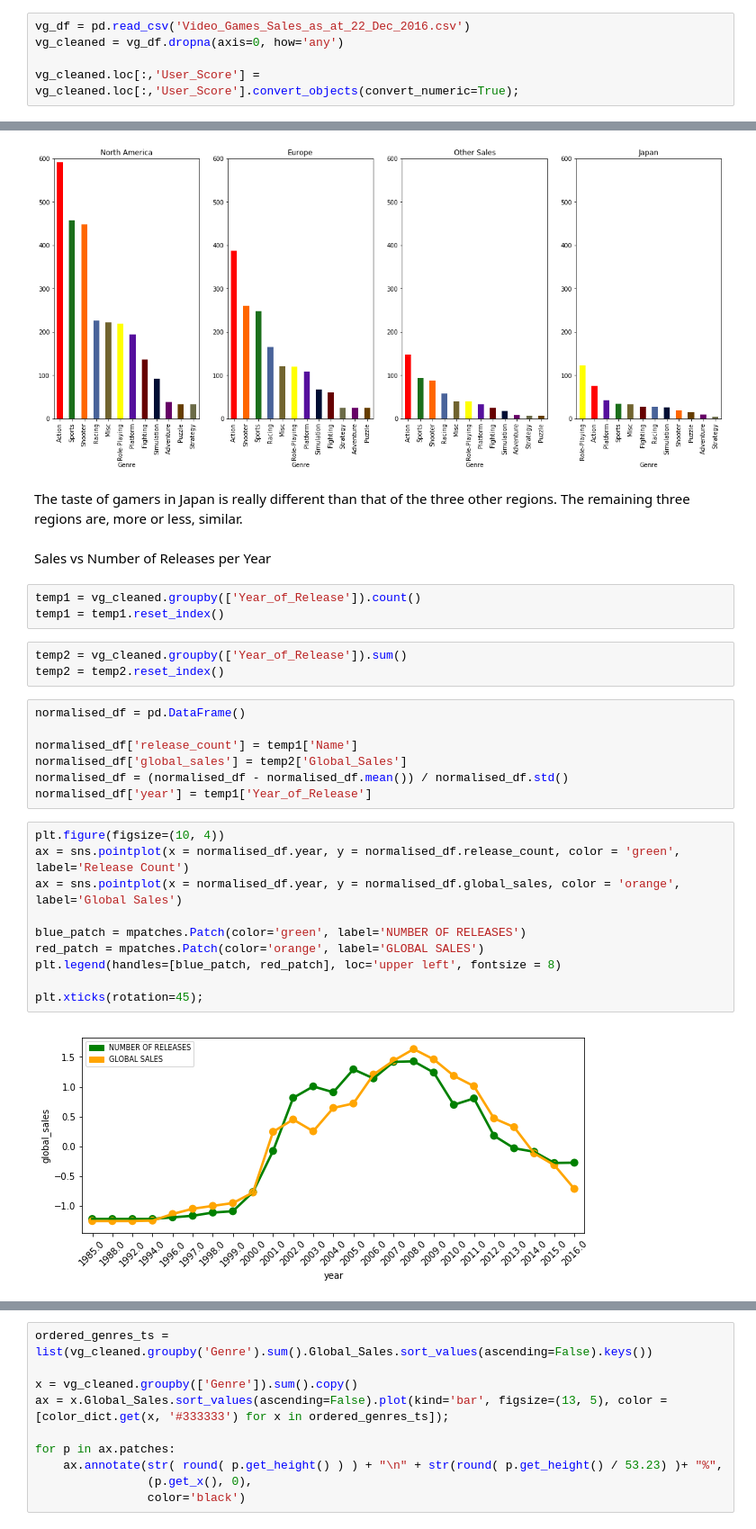
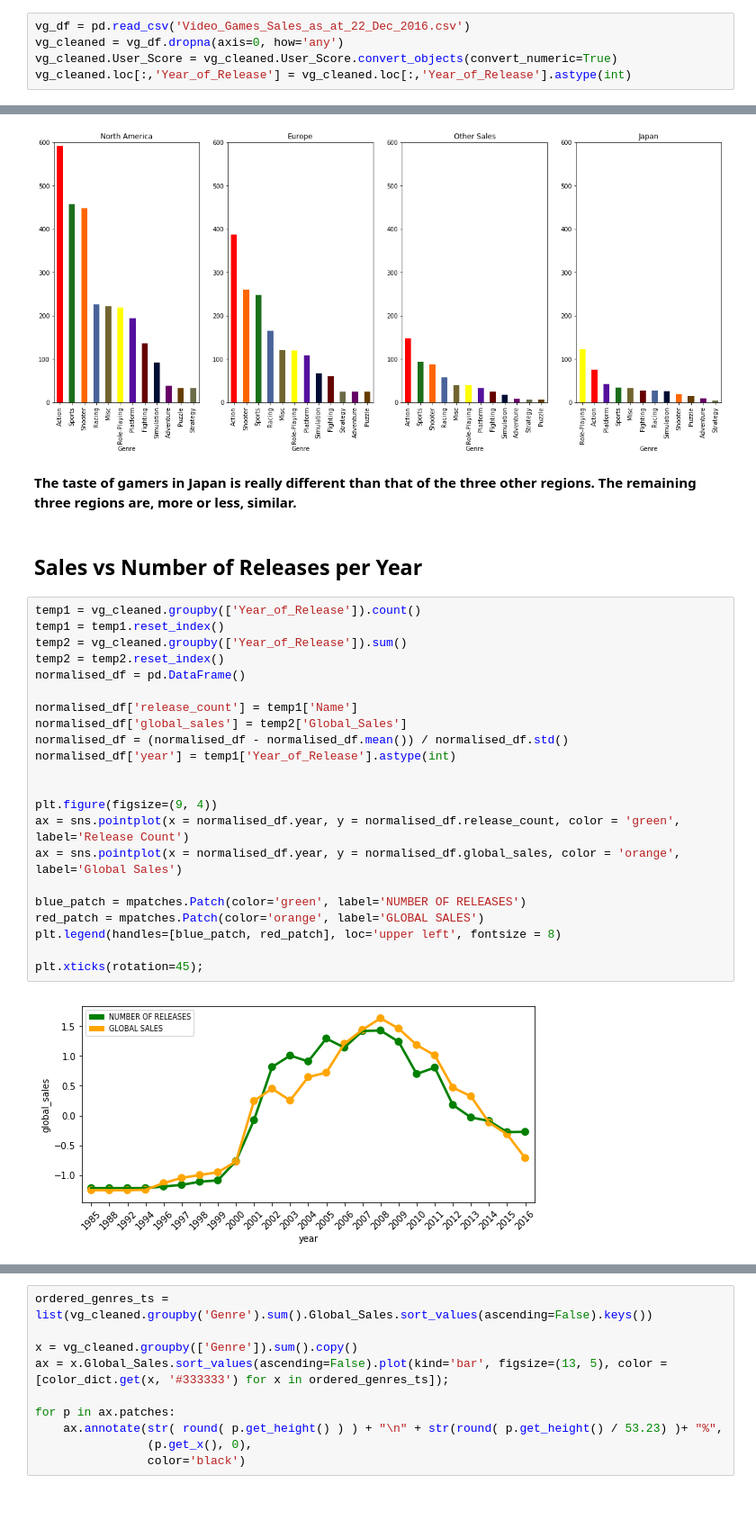
Before and after one commit to ivamih/PR16IMMK, a Jupyter notebook: Final report.ipynb, the cells around one changed output, grey strips where cells are left out. Shown at 90% size. Drawn from its saved outputs; the diff is of its cells as text; blank space fills up the shorter version.

```diff
--- a/Final report.ipynb
+++ b/Final report.ipynb
@@ -15,5 +55,5 @@ Load the Data
 # %%
 vg_df = pd.read_csv('Video_Games_Sales_as_at_22_Dec_2016.csv')
 vg_cleaned = vg_df.dropna(axis=0, how='any')
-
-vg_cleaned.loc[:,'User_Score'] = vg_cleaned.loc[:,'User_Score'].convert_objects(convert_numeric=True);
+vg_cleaned.User_Score = vg_cleaned.User_Score.convert_objects(convert_numeric=True)
+vg_cleaned.loc[:,'Year_of_Release'] = vg_cleaned.loc[:,'Year_of_Release'].astype(int)
@@ -125,32 +244,31 @@ vg_cleaned.groupby('Genre').sum().unstack().JP_Sales.sort_values(ascending=False
 (0, 600)
 [figure]
 # %% [markdown]
-The taste of gamers in Japan is really different than that of the three other regions. The remaining three regions are, more or less, similar.
+**The taste of gamers in Japan is really different than that of the three other regions. The remaining three regions are, more or less, similar.**
 # %% [markdown]
-Sales vs Number of Releases per Year
+## Sales vs Number of Releases per Year
-# %%
-temp1 = vg_cleaned.groupby(['Year_of_Release']).count()
-temp1 = temp1.reset_index()
-# %%
-temp2 = vg_cleaned.groupby(['Year_of_Release']).sum()
-temp2 = temp2.reset_index()
-# %%
-normalised_df = pd.DataFrame()
-
-normalised_df['release_count'] = temp1['Name']
-normalised_df['global_sales'] = temp2['Global_Sales']
-normalised_df = (normalised_df - normalised_df.mean()) / normalised_df.std()
-normalised_df['year'] = temp1['Year_of_Release']
 # %%
-plt.figure(figsize=(10, 4))
+temp1 = vg_cleaned.groupby(['Year_of_Release']).count()
+temp1 = temp1.reset_index()
+temp2 = vg_cleaned.groupby(['Year_of_Release']).sum()
+temp2 = temp2.reset_index()
+normalised_df = pd.DataFrame()
+
+normalised_df['release_count'] = temp1['Name']
+normalised_df['global_sales'] = temp2['Global_Sales']
+normalised_df = (normalised_df - normalised_df.mean()) / normalised_df.std()
+normalised_df['year'] = temp1['Year_of_Release'].astype(int)
+
+
+plt.figure(figsize=(9, 4))
 ax = sns.pointplot(x = normalised_df.year, y = normalised_df.release_count, color = 'green', label='Release Count')
 ax = sns.pointplot(x = normalised_df.year, y = normalised_df.global_sales, color = 'orange', label='Global Sales')
 
 blue_patch = mpatches.Patch(color='green', label='NUMBER OF RELEASES')
 red_patch = mpatches.Patch(color='orange', label='GLOBAL SALES')
 plt.legend(handles=[blue_patch, red_patch], loc='upper left', fontsize = 8)
 
 plt.xticks(rotation=45);
 # %% [output]
-[figure, old version]
+[figure, new version]
 # %% [markdown]
```
Also changed, not shown: parts of 61 cells of this notebook.
